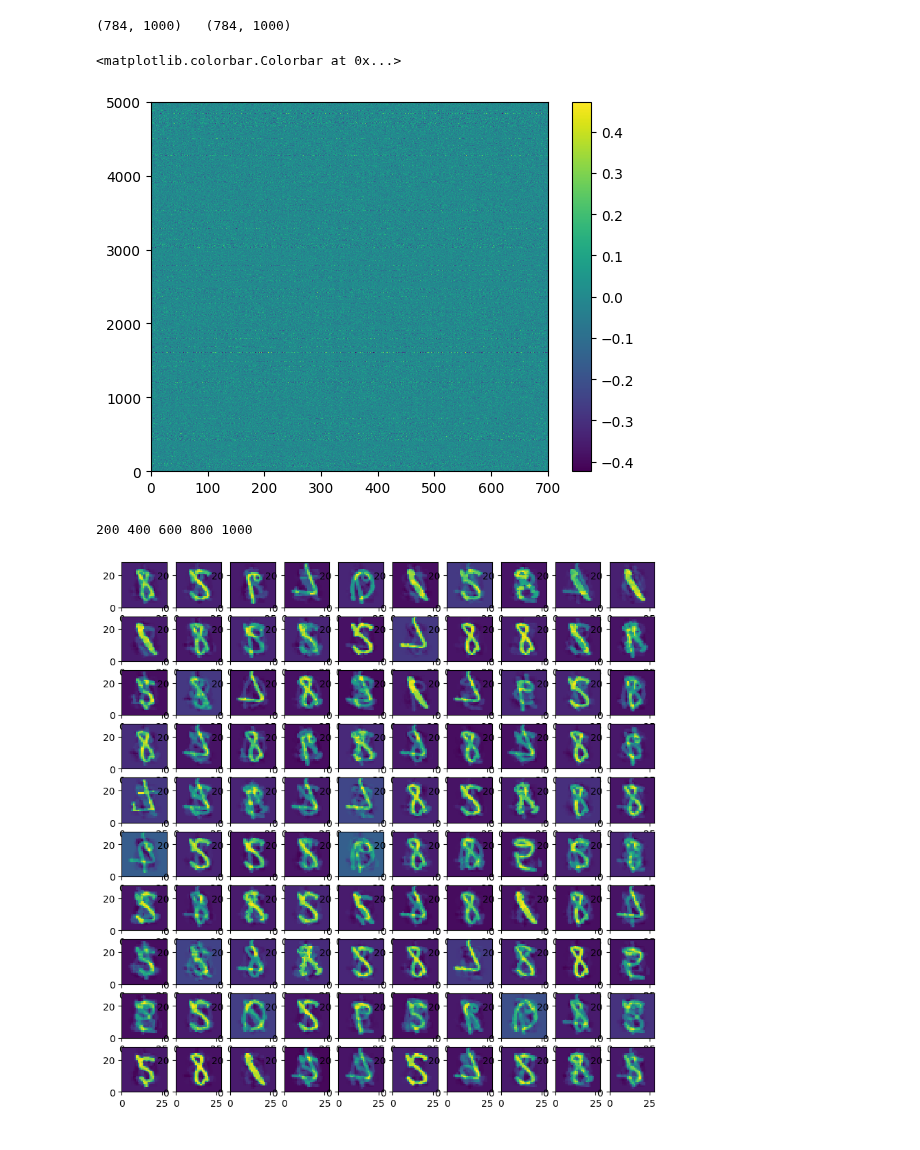
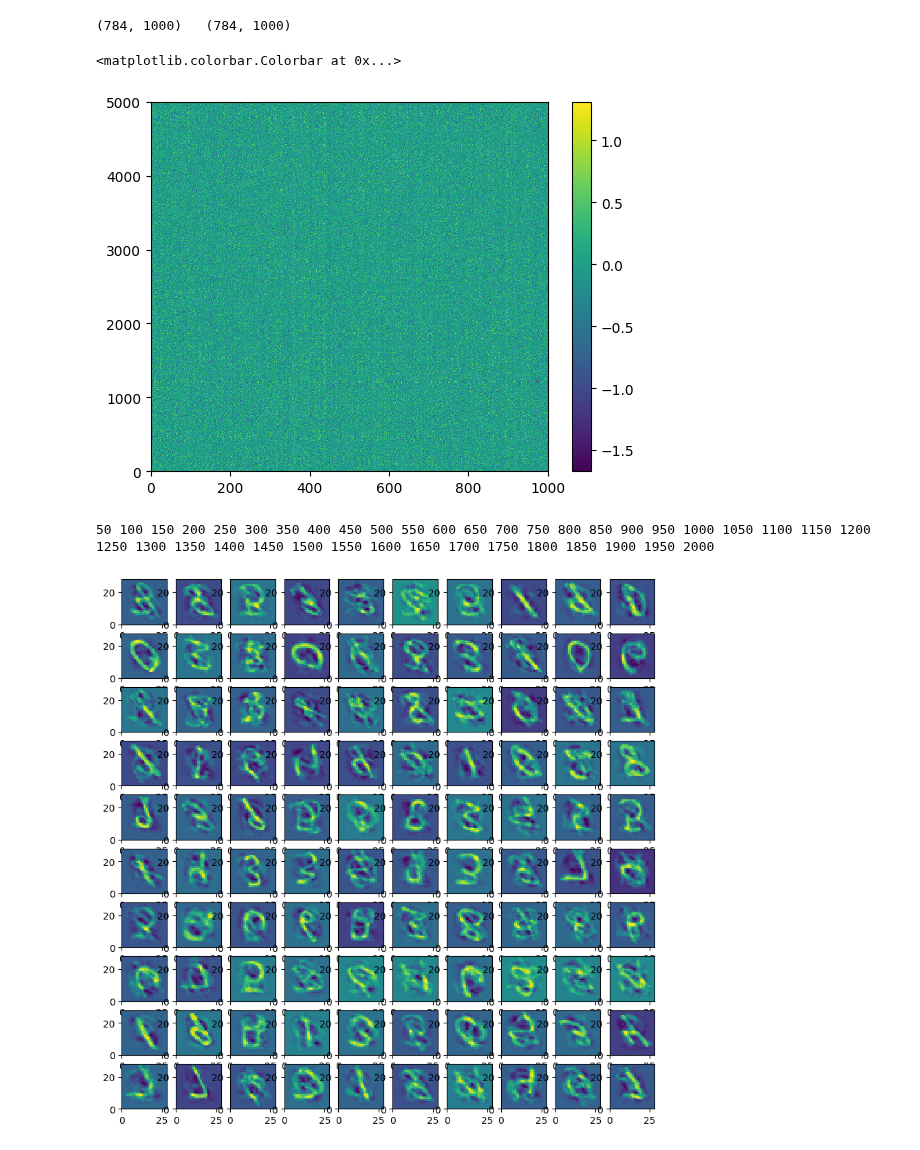
Before and after one commit to wormLove/DCNet, a Jupyter notebook: DCNet_Pytorch.ipynb, the cells around one changed output. Cells and saved outputs as stored; diff of their text form; code cells hidden in the pictures.

```diff
--- a/DCNet_Pytorch.ipynb
+++ b/DCNet_Pytorch.ipynb
@@ -441,16 +443,16 @@ print(init_proj.shape, " ", proj.shape)
 # %% [output]
 (784, 1000)   (784, 1000)
 # %%
-n = 500
+n = 150
 
 inps = torch.tensor(test_set).float()
 U, s, V = torch.pca_lowrank(inps.T, q=500, center=True)
-n_comp = get_effective_dim(s)
+#n_comp = get_effective_dim(s)
 S_n = s**2/torch.sum(s**2)
 
 
 s_inv = torch.diag(S_n[:n]**(-1))
-randomizer = randomizer_matrix(700, n)
+randomizer = randomizer_matrix(1000, n)
 init_connections = multi_dot((V[:,:n], s_inv, randomizer.T))
 init_connections_n = normalize(init_connections, p=2, dim=0)
 
@@ -458,24 +460,29 @@ plt.pcolormesh(torch.mm(inps.T, init_connections_n))
 plt.colorbar()
 # %% [output]
 <matplotlib.colorbar.Colorbar at 0x...>
-[figure, old version]
+[figure, new version]
+# %%
+connection_matrix = torch.randn(784, 1000)
+connection_matrix = connection_matrix.to(torch.float64).float()/784
+
+module_d = DiscriminationModule(init_connections, mode='l', beta=0.98)
+for i, sample in enumerate(test_set.T):
+    if i > 2000:
+        break
+    elif i > 0 and not i%50:
+        print(i, end=" ")
+        module_d.organize()
+
+    x = torch.unsqueeze(torch.tensor(sample).float(), 0)
+    module_d(x)
+# %% [output]
+50 100 150 200 250 300 350 400 450 500 550 600 650 700 750 800 850 900 950 1000 1050 1100 1150 1200 1250 1300 1350 1400 1450 1500 1550 1600 1650 1700 1750 1800 1850 1900 1950 2000
 # %%
-module_d = DiscriminationModule(init_connections, mode='l', lr=1.0)
-for i, sample in enumerate(test_set.T):
-    if i > 1000:
-        break
-    elif i > 0 and not i%200:
-        print(i, end=" ")
-        module_d.homeostasize()
-
-    x = torch.unsqueeze(torch.tensor(sample).float(), 0)
-    module_d(x)
 
 wf = module_d.connections()
 fig, ax = plt.subplots(10, 10, figsize=(10,10))
 for n in range(100):
     i, j = divmod(n, 10)
     ax[i,j].pcolormesh(wf[:,n].reshape(28,28))
 # %% [output]
-200 400 600 800 1000
-[figure, old version]
+[figure, new version]
```
Also changed, not shown: parts of 2 cells of this notebook.
